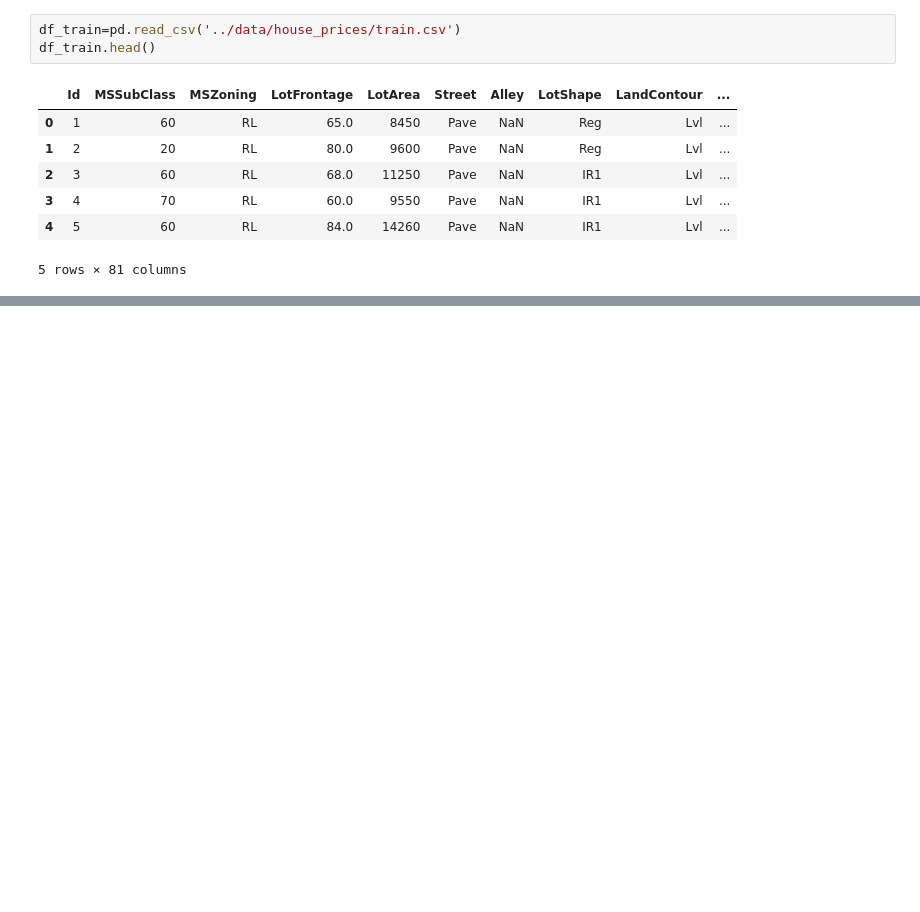
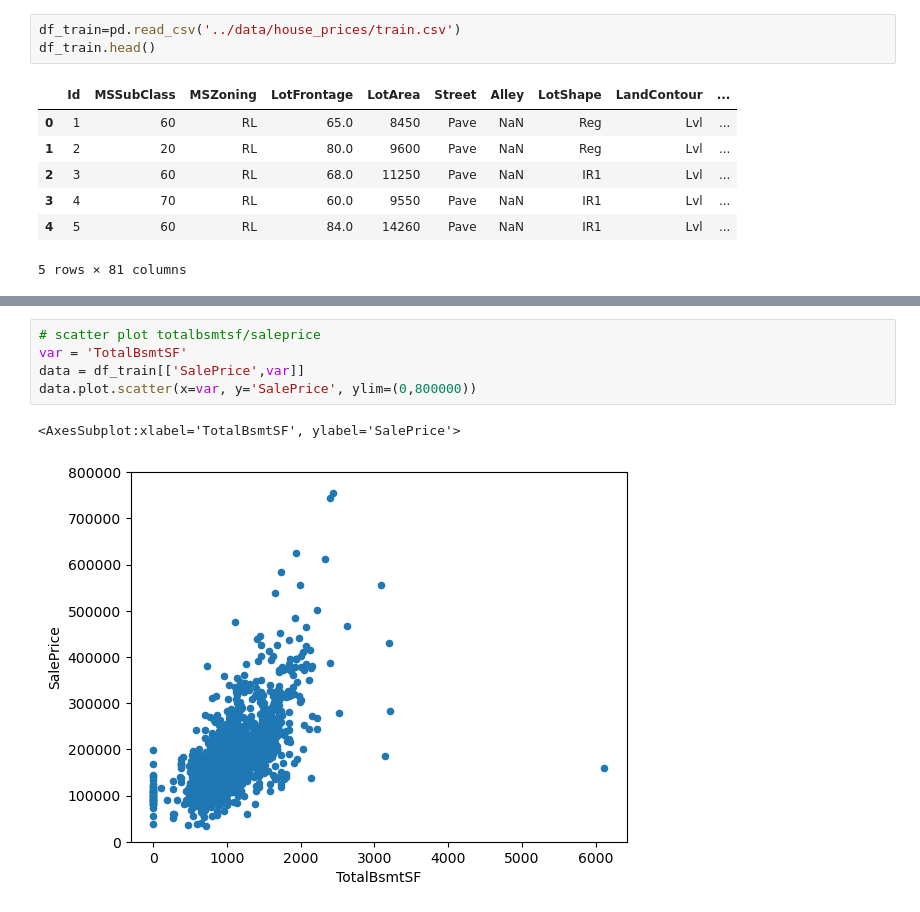
Before and after one commit to taaaraaa/lighthouse-data-notes, a Jupyter notebook: EDA/Data Exploration.ipynb, the cells around one changed output, grey strips where cells are left out. Saved outputs shown, nothing was run; the diff lists cells and outputs as text; blank space fills up the shorter version.

```diff
--- a/EDA/Data Exploration.ipynb
+++ b/EDA/Data Exploration.ipynb
@@ -17,0 +112,8 @@ df_train.head()
+# %%
+# scatter plot totalbsmtsf/saleprice
+var = 'TotalBsmtSF'
+data = df_train[['SalePrice',var]]
+data.plot.scatter(x=var, y='SalePrice', ylim=(0,800000))
+# %% [output]
+<AxesSubplot:xlabel='TotalBsmtSF', ylabel='SalePrice'>
+[figure, added]
```
Also changed, not shown: parts of 14 cells of this notebook, 2 other files.
